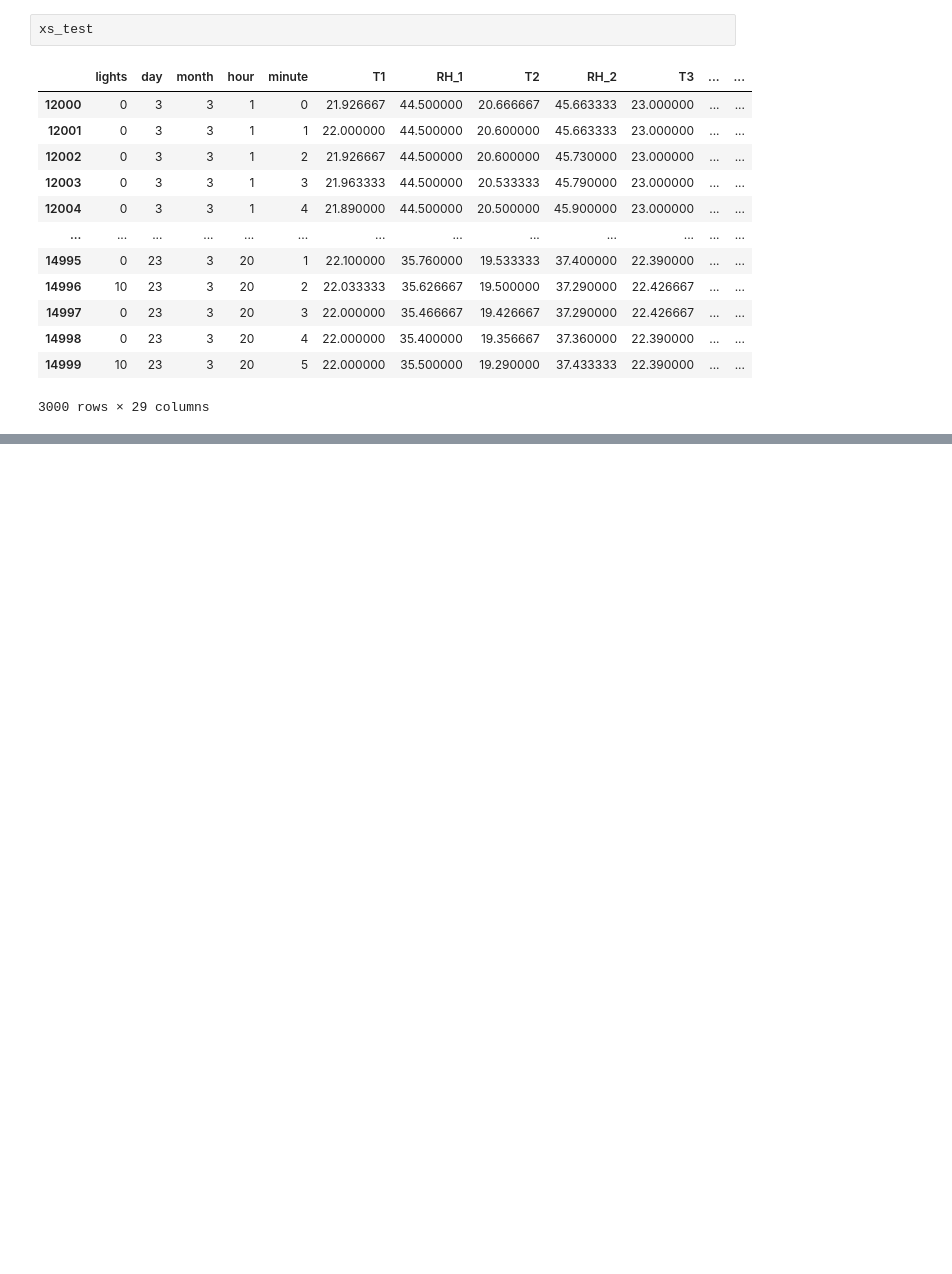
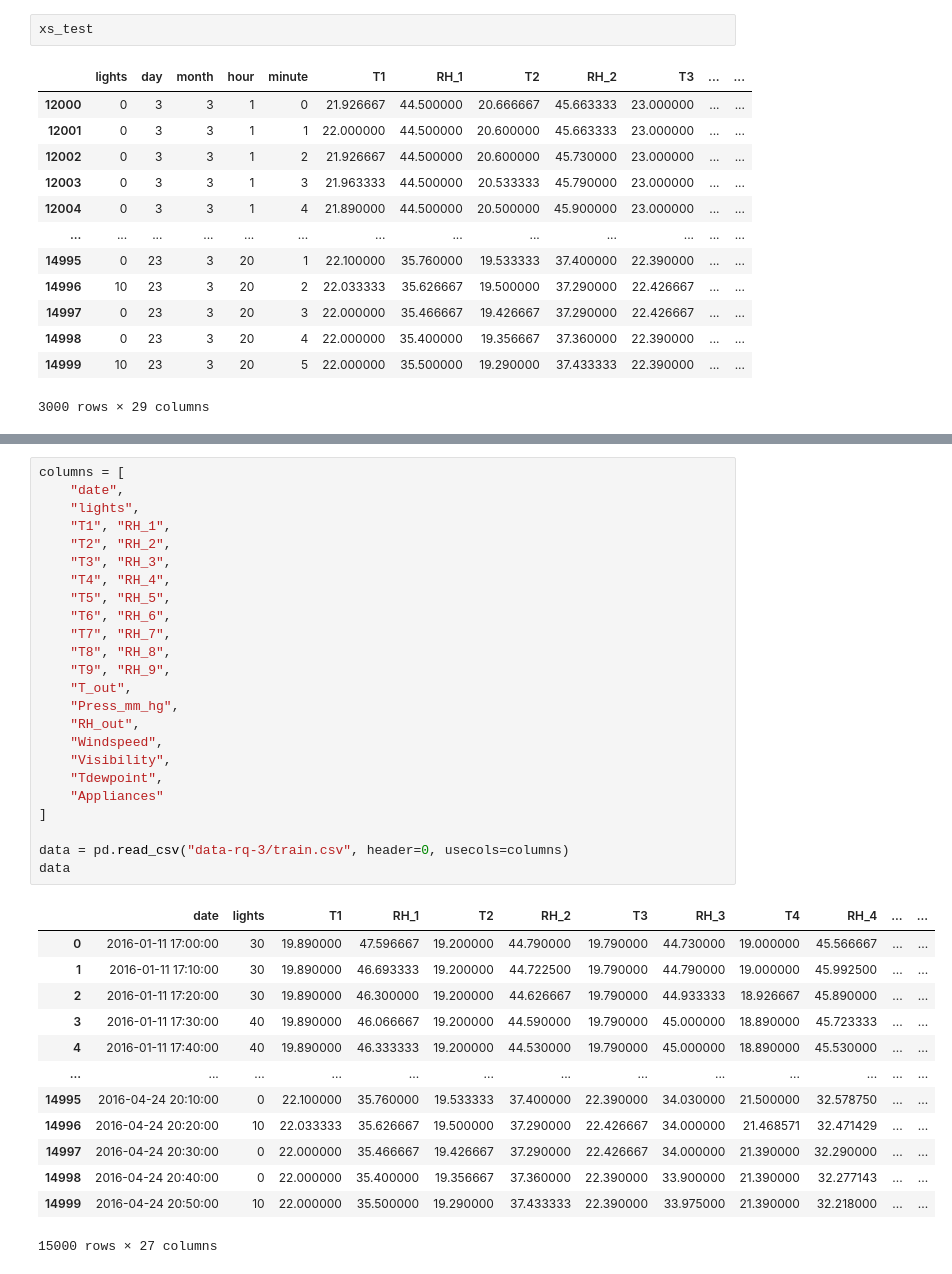
Before and after one commit to WardGauderis/SFML, a Jupyter notebook: question3.ipynb, the cells around one changed output, grey strips where cells are left out. Drawn from its saved outputs; the diff is of its cells as text; blank space fills up the shorter version.

```diff
--- a/question3.ipynb
+++ b/question3.ipynb
@@ -232,0 +135,38 @@ xs_test
+# %%
+columns = [
+    "date",
+    "lights",
+    "T1", "RH_1",
+    "T2", "RH_2",
+    "T3", "RH_3",
+    "T4", "RH_4",
+    "T5", "RH_5",
+    "T6", "RH_6",
+    "T7", "RH_7",
+    "T8", "RH_8",
+    "T9", "RH_9",
+    "T_out",
+    "Press_mm_hg",
+    "RH_out",
+    "Windspeed",
+    "Visibility",
+    "Tdewpoint",
+    "Appliances"
+]
+
+data = pd.read_csv("data-rq-3/train.csv", header=0, usecols=columns)
+data
+# %% [output]
+|  | date | lights | T1 | RH_1 | T2 | RH_2 | T3 | RH_3 | T4 | RH_4 | ... | ... |
+| 0 | 2016-01-11 17:00:00 | 30 | 19.890000 | 47.596667 | 19.200000 | 44.790000 | 19.790000 | 44.730000 | 19.000000 | 45.566667 | ... | ... |
+| 1 | 2016-01-11 17:10:00 | 30 | 19.890000 | 46.693333 | 19.200000 | 44.722500 | 19.790000 | 44.790000 | 19.000000 | 45.992500 | ... | ... |
+| 2 | 2016-01-11 17:20:00 | 30 | 19.890000 | 46.300000 | 19.200000 | 44.626667 | 19.790000 | 44.933333 | 18.926667 | 45.890000 | ... | ... |
+| 3 | 2016-01-11 17:30:00 | 40 | 19.890000 | 46.066667 | 19.200000 | 44.590000 | 19.790000 | 45.000000 | 18.890000 | 45.723333 | ... | ... |
+| 4 | 2016-01-11 17:40:00 | 40 | 19.890000 | 46.333333 | 19.200000 | 44.530000 | 19.790000 | 45.000000 | 18.890000 | 45.530000 | ... | ... |
+| ... | ... | ... | ... | ... | ... | ... | ... | ... | ... | ... | ... | ... |
+| 14995 | 2016-04-24 20:10:00 | 0 | 22.100000 | 35.760000 | 19.533333 | 37.400000 | 22.390000 | 34.030000 | 21.500000 | 32.578750 | ... | ... |
+| 14996 | 2016-04-24 20:20:00 | 10 | 22.033333 | 35.626667 | 19.500000 | 37.290000 | 22.426667 | 34.000000 | 21.468571 | 32.471429 | ... | ... |
+| 14997 | 2016-04-24 20:30:00 | 0 | 22.000000 | 35.466667 | 19.426667 | 37.290000 | 22.426667 | 34.000000 | 21.390000 | 32.290000 | ... | ... |
+| 14998 | 2016-04-24 20:40:00 | 0 | 22.000000 | 35.400000 | 19.356667 | 37.360000 | 22.390000 | 33.900000 | 21.390000 | 32.277143 | ... | ... |
+| 14999 | 2016-04-24 20:50:00 | 10 | 22.000000 | 35.500000 | 19.290000 | 37.433333 | 22.390000 | 33.975000 | 21.390000 | 32.218000 | ... | ... |
+15000 rows × 27 columns
```
Also changed, not shown: parts of 10 cells of this notebook.
